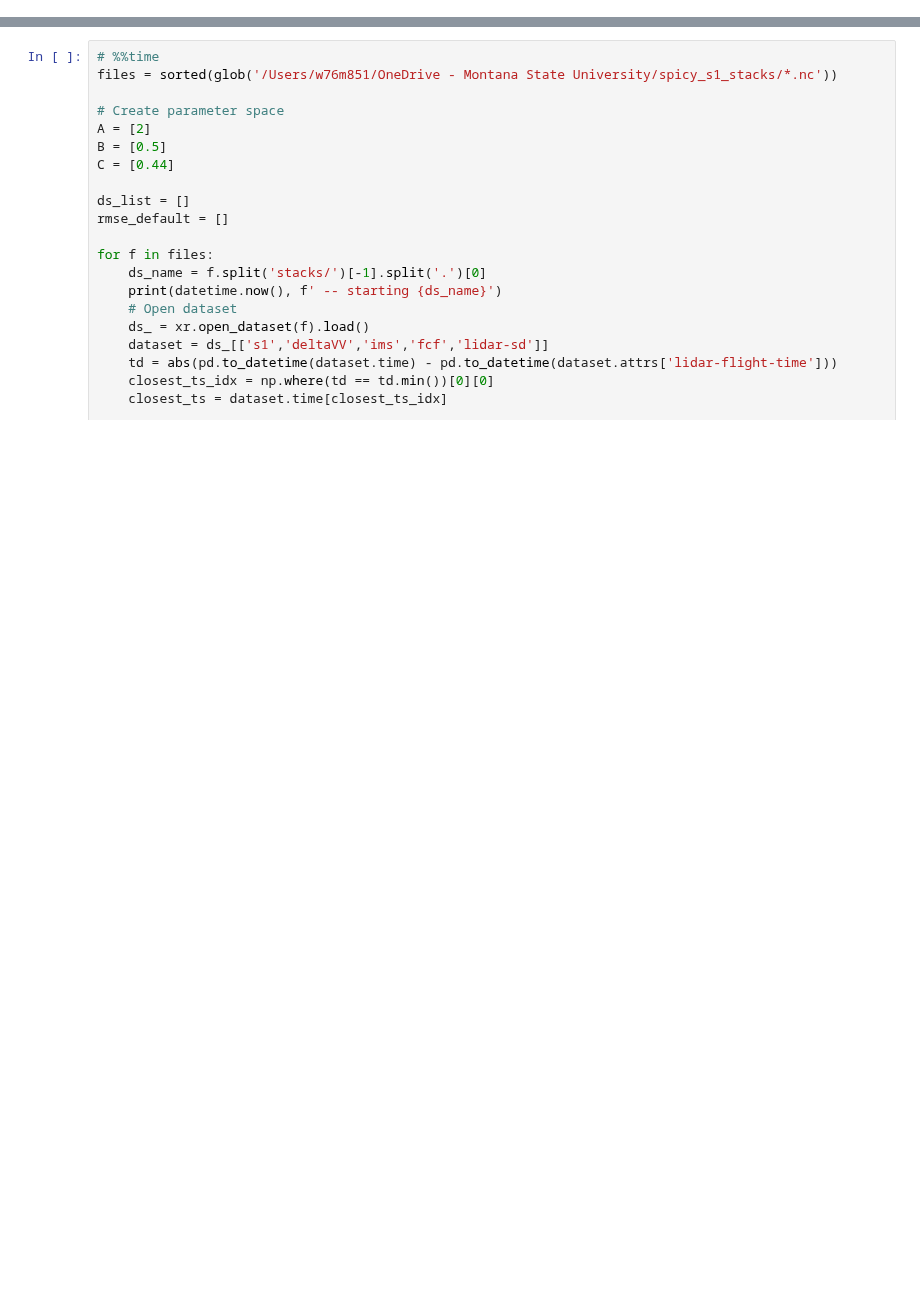
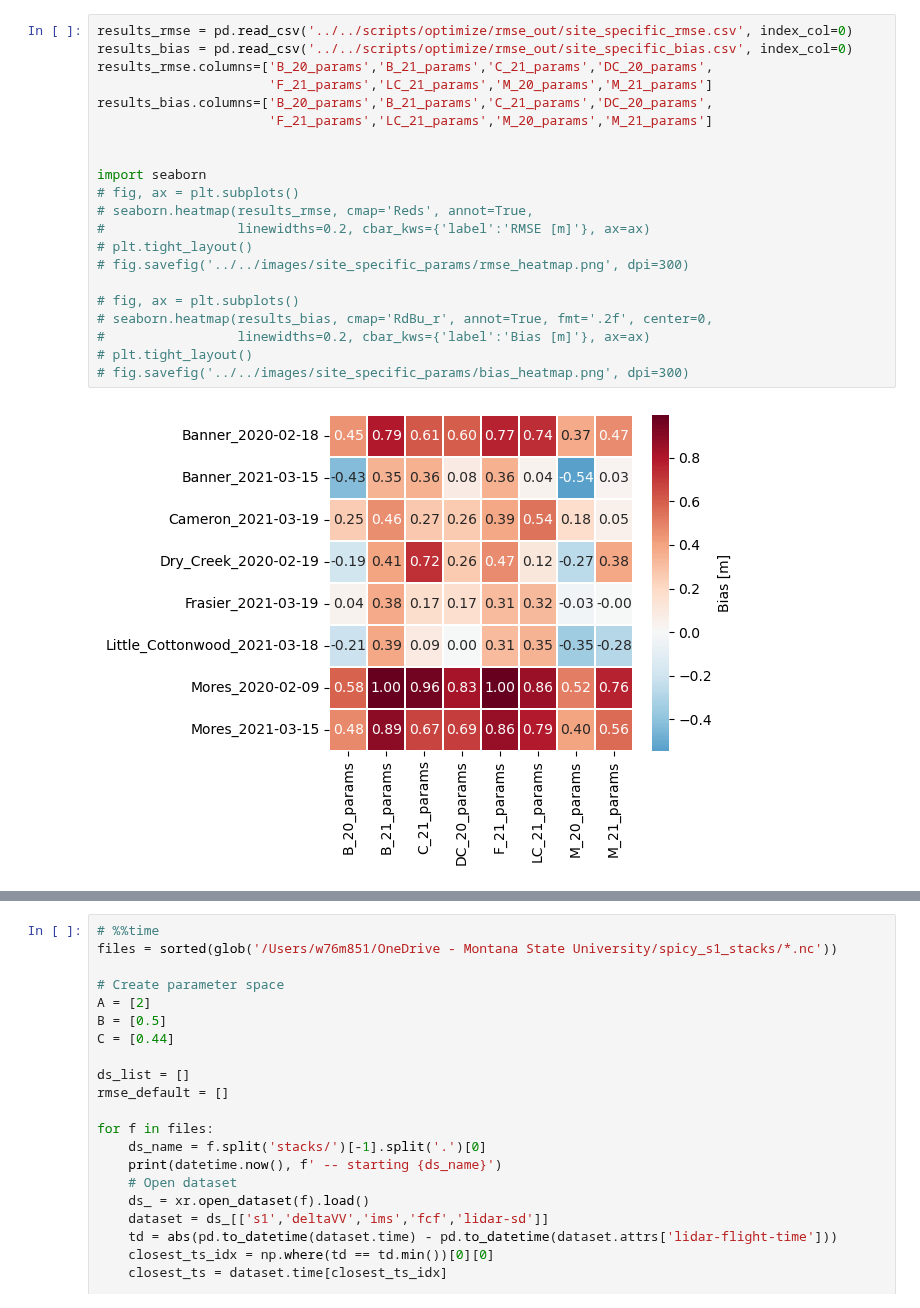
Before and after one commit to SnowEx/spicy-snow, a Jupyter notebook: contrib/palomaki/sandbox.ipynb, the cells around one changed output, grey strips where cells are left out. Cells and saved outputs as stored; diff of their text form; blank space fills up the shorter version.

```diff
--- a/contrib/palomaki/sandbox.ipynb
+++ b/contrib/palomaki/sandbox.ipynb
@@ -15,0 +41,23 @@ from spicy_snow.processing.wet_snow import id_newly_wet_snow, id_wet_negative_si
+# %%
+results_rmse = pd.read_csv('../../scripts/optimize/rmse_out/site_specific_rmse.csv', index_col=0)
+results_bias = pd.read_csv('../../scripts/optimize/rmse_out/site_specific_bias.csv', index_col=0)
+results_rmse.columns=['B_20_params','B_21_params','C_21_params','DC_20_params',
+                      'F_21_params','LC_21_params','M_20_params','M_21_params']
+results_bias.columns=['B_20_params','B_21_params','C_21_params','DC_20_params',
+                      'F_21_params','LC_21_params','M_20_params','M_21_params']
+
+
+import seaborn
+# fig, ax = plt.subplots()
+# seaborn.heatmap(results_rmse, cmap='Reds', annot=True,
+#                 linewidths=0.2, cbar_kws={'label':'RMSE [m]'}, ax=ax)
+# plt.tight_layout()
+# fig.savefig('../../images/site_specific_params/rmse_heatmap.png', dpi=300)
+
+# fig, ax = plt.subplots()
+# seaborn.heatmap(results_bias, cmap='RdBu_r', annot=True, fmt='.2f', center=0,
+#                 linewidths=0.2, cbar_kws={'label':'Bias [m]'}, ax=ax)
+# plt.tight_layout()
+# fig.savefig('../../images/site_specific_params/bias_heatmap.png', dpi=300)
+# %% [output]
+[figure, added]
```
Also changed, not shown: parts of 4 cells of this notebook.
